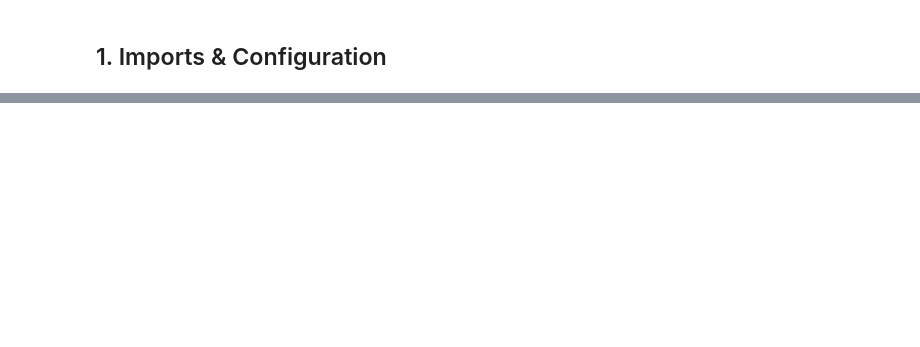
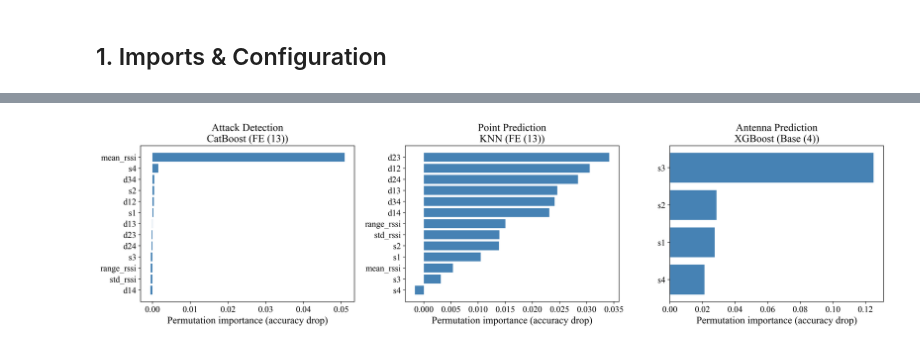
Before and after one commit to 99stealth/evil_twin_attack_detection_in_non_urban_terrain, a Jupyter notebook: notebooks/02_final_comparison.ipynb, the cells around one changed output, grey strips where cells are left out. Saved outputs shown, nothing was run; the diff lists cells and outputs as text; code cells hidden in the pictures; blank space fills up the shorter version.

```diff
--- a/notebooks/02_final_comparison.ipynb
+++ b/notebooks/02_final_comparison.ipynb
@@ -440,0 +422,29 @@ Logistic Regression    0.701
+# %%
+fig, axes = plt.subplots(1, 3, figsize=(18, 5))
+
+for ax, task in zip(axes, ep.TASKS_ORDER):
+    task_label = ep.TASKS[task]["label"]
+    model_name, fs_label = winners[task]
+
+    spec = ep.TASKS[task]
+    sub = dataset[spec["rows"](dataset)].reset_index(drop=True)
+    feat_cols = FEATURE_SETS[fs_label]
+    X, y = sub[feat_cols], sub[spec["y_col"]]
+    outer_cv, groups = ep.get_outer_cv_and_groups("primary", task, sub)
+    is_multiclass = task in ("point", "antenna")
+
+    res = oof_store[(model_name, fs_label, task)]
+    importances = ep.permutation_importance_oof(
+        model_name, X, y, groups, outer_cv, res["best_params_per_fold"],
+        is_multiclass=is_multiclass, n_repeats=10,
+    ).sort_values()
+
+    ax.barh(importances.index, importances.values, color="#4682B4")
+    ax.set_xlabel("Permutation importance (accuracy drop)")
+    ax.set_title(f"{task_label}\n{model_name} ({fs_label})")
+
+plt.tight_layout()
+plt.savefig(FIGURES_DIR / "fig6_importance.png", bbox_inches="tight")
+plt.show()
+# %% [output]
+[figure, added]
```
Also changed, not shown: parts of 45 cells of this notebook, 38 other files.
